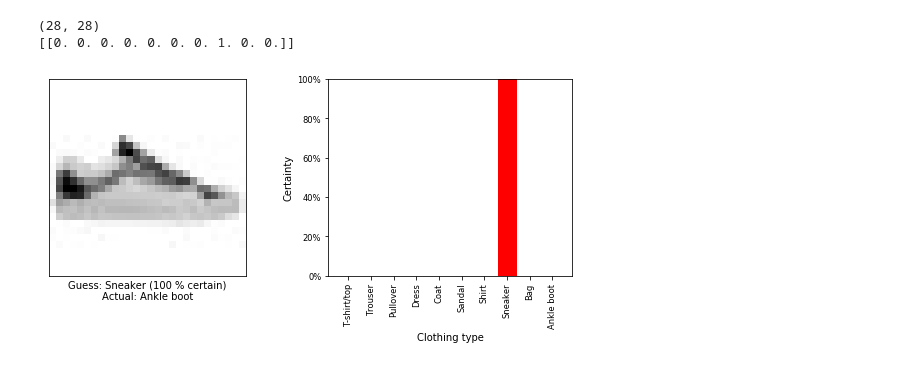
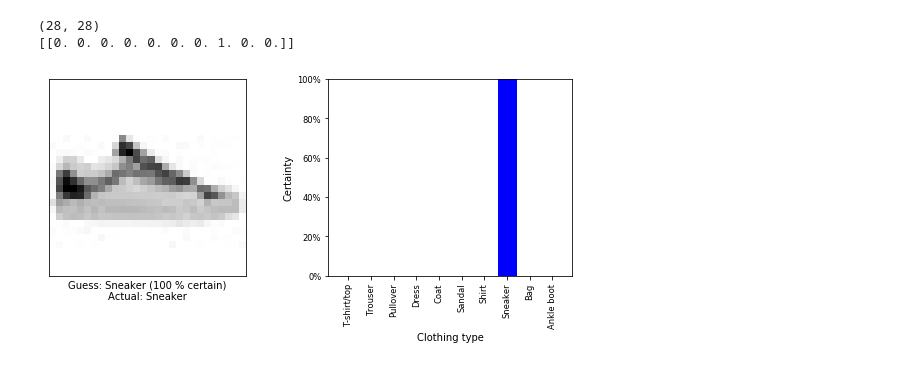
Before and after one commit to mattnappo/basic-ml, a Jupyter notebook: Notebooks/NeuralNetworks/FashionNet.ipynb, the cells around one changed output. Cells and saved outputs as stored; diff of their text form; code cells hidden in the pictures.

```diff
--- a/Notebooks/NeuralNetworks/FashionNet.ipynb
+++ b/Notebooks/NeuralNetworks/FashionNet.ipynb
@@ -301,13 +298,13 @@ print(custom_prediction)
 # %%
 plt.figure(figsize = (8, 4))
 plt.subplot(1, 2, 1)
 
-plot_image(0, custom_prediction, test_labels, [custom_image])
+plot_image(0, custom_prediction, [7], [custom_image])
 plt.subplot(1, 2, 2)
 
-plot_value_array(0, custom_prediction, test_labels)
+plot_value_array(0, custom_prediction, [7])
 
 plt.tight_layout()
 plt.show()
 # %% [output]
-[figure, old version]
+[figure, new version]
```
Also changed, not shown: parts of 2 cells of this notebook.
